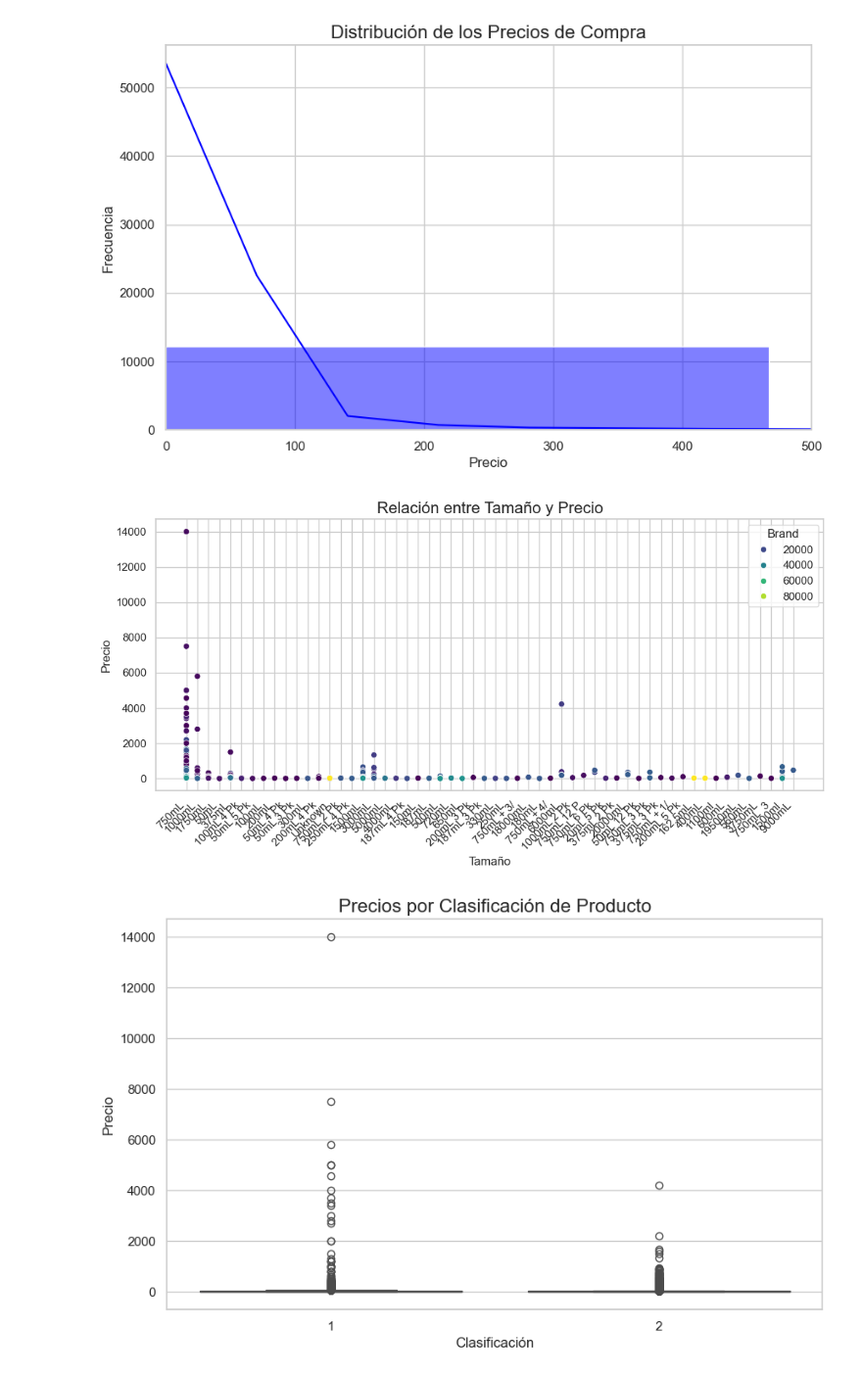
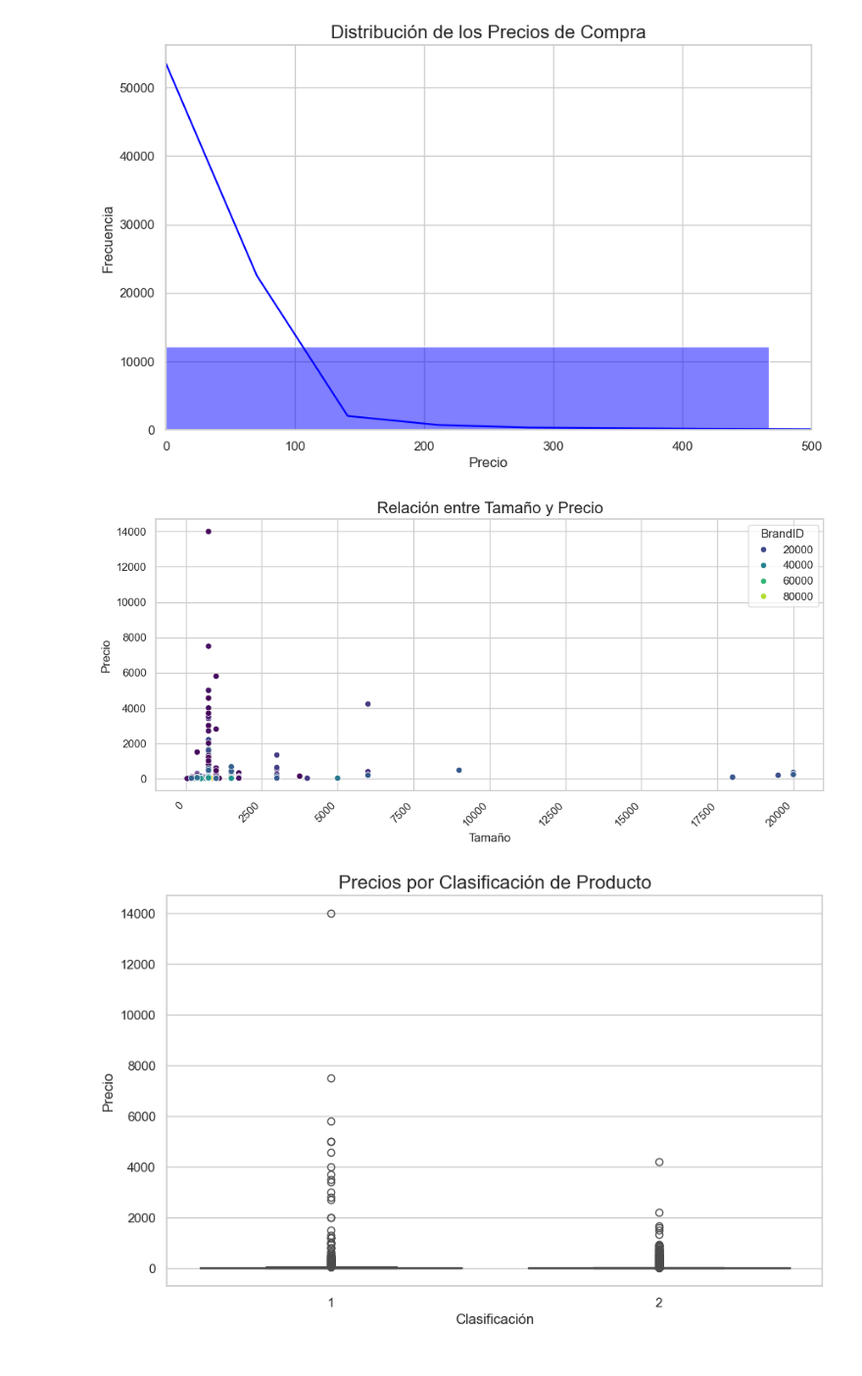
Before and after one commit to AMaximilianoLugo/DISLICORES, a Jupyter notebook: ETL-EDA/PreciosCompra2017.ipynb, the cells around one changed output. Shown at 98% size. Saved outputs shown, nothing was run; the diff lists cells and outputs as text; code cells hidden in the pictures.

```diff
--- a/ETL-EDA/PreciosCompra2017.ipynb
+++ b/ETL-EDA/PreciosCompra2017.ipynb
@@ -313,7 +313,7 @@ import matplotlib.pyplot as plt
 import seaborn as sns
 
 # Cargar el dataset limpio
-df = pd.read_csv('/Users/Macbook/DISLICORES/DISLICORES/CSVFinales/PreciosCompra2017.csv')
+df = pd.read_csv('PreciosCompra2017.csv')
 # %%
 
 # Configurar el estilo de las visualizaciones
@@ -336,18 +336,18 @@ plt.show()
 # %%
 # Visualización 2: Relación entre el Tamaño y el Precio
 plt.figure(figsize=(12, 6))
-sns.scatterplot(x='Size', y='Price', data=df, hue='Brand', palette='viridis')
+sns.scatterplot(x='Volume', y='Price', data=df, hue='BrandID', palette='viridis')
 plt.xticks(rotation=45, ha='right')
 plt.gcf().subplots_adjust(bottom=0.25)
 plt.title('Relación entre Tamaño y Precio', fontsize=16)
 plt.xlabel('Tamaño', fontsize=12)
 plt.ylabel('Precio', fontsize=12)
 plt.show()
 
 
 # Conclusión 2: no hay relacion entre precio y Tamaño
 # %% [output]
-[figure, old version]
+[figure, new version]
 # %%
 # Visualización 3: Clasificación de Productos y sus Precios
 plt.figure(figsize=(10, 6))
```
Also changed, not shown: parts of 16 cells of this notebook, 6 other files.
